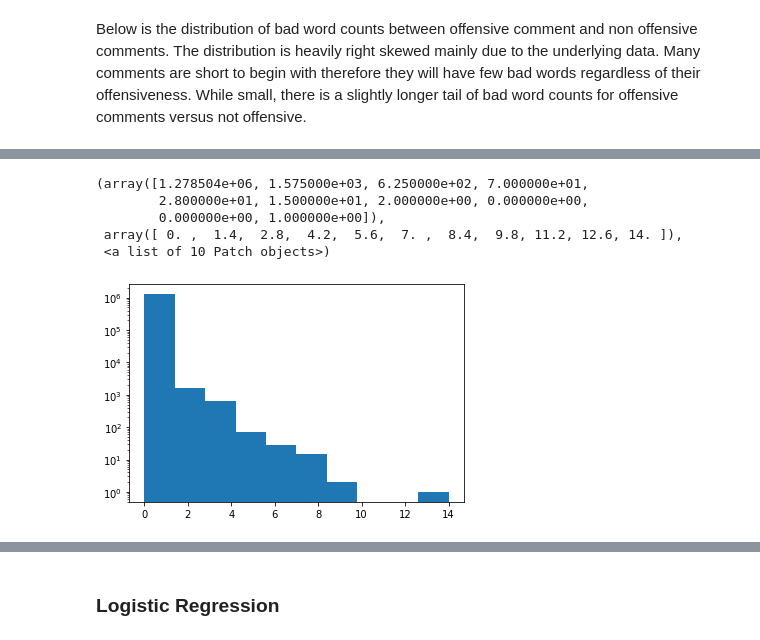
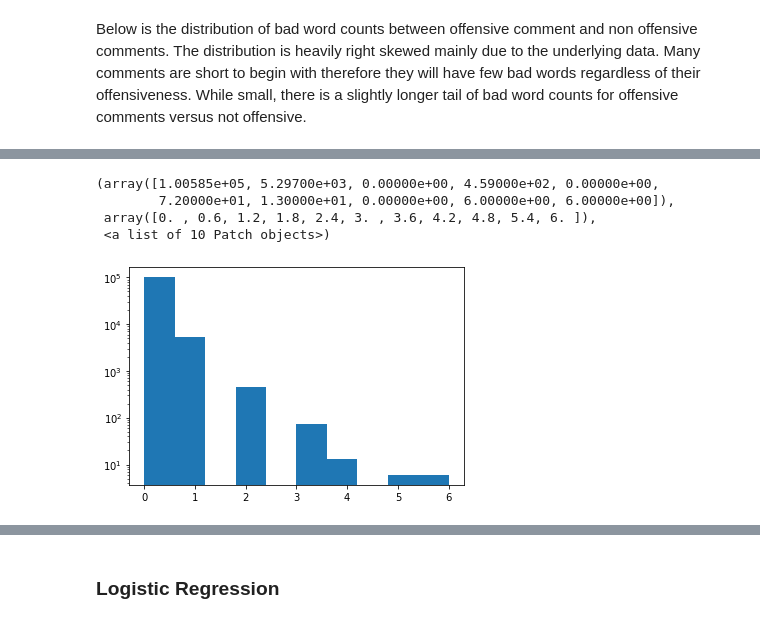
Before and after one commit to lhujhu21/toxicity-classification, a Jupyter notebook: toxicity_notebook.ipynb, the cells around one changed output, grey strips where cells are left out. Drawn from its saved outputs; the diff is of its cells as text; code cells hidden in the pictures.

```diff
--- a/toxicity_notebook.ipynb
+++ b/toxicity_notebook.ipynb
@@ -162,7 +164,7 @@ Next, we generate a binary label to mark whether a comment is toxic or not. We s
 # %%
 ### Data wrangling
 # Create labels based on target threshold
-df["label"] = df["target"].apply(lambda x : 1 if x > 0.1 else 0)
+df["label"] = df["target"].apply(lambda x : 1 if x > 0.5 else 0)
 # %% [markdown]
 Here, we down sample our data to create smaller datasets for model testing purposes and also create a 80/20 train test split.
 # %%
@@ -863,10 +866,9 @@ Below is the distribution of bad word counts between offensive comment and non o
 # %%
 # Histogram frequency of bad word count
-plt.hist(df_small_offensive_bad_count['badcount'], log=True)
+pplt.hist(df_small_not_offensive_bad_count['badcount'], log=True)
 # %% [output]
-(array([1.278504e+06, 1.575000e+03, 6.250000e+02, 7.000000e+01,
-        2.800000e+01, 1.500000e+01, 2.000000e+00, 0.000000e+00,
-        0.000000e+00, 1.000000e+00]),
- array([ 0. ,  1.4,  2.8,  4.2,  5.6,  7. ,  8.4,  9.8, 11.2, 12.6, 14. ]),
+(array([1.00585e+05, 5.29700e+03, 0.00000e+00, 4.59000e+02, 0.00000e+00,
+        7.20000e+01, 1.30000e+01, 0.00000e+00, 6.00000e+00, 6.00000e+00]),
+ array([0. , 0.6, 1.2, 1.8, 2.4, 3. , 3.6, 4.2, 4.8, 5.4, 6. ]),
  <a list of 10 Patch objects>)
-[figure, old version]
+[figure, new version]
```
Also changed, not shown: parts of 69 cells of this notebook.
